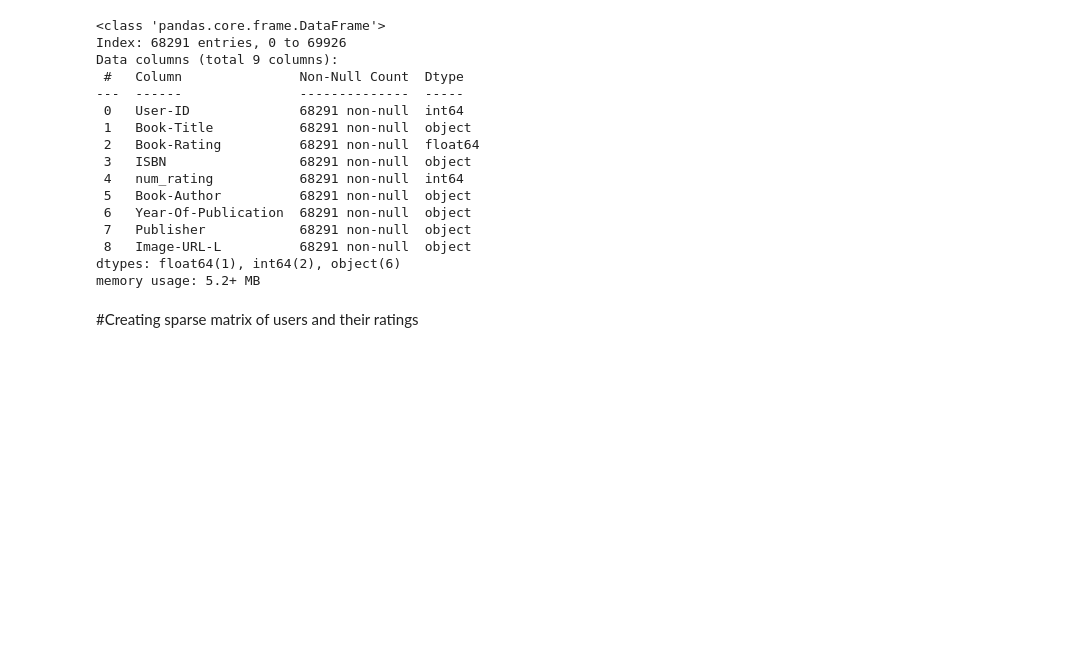
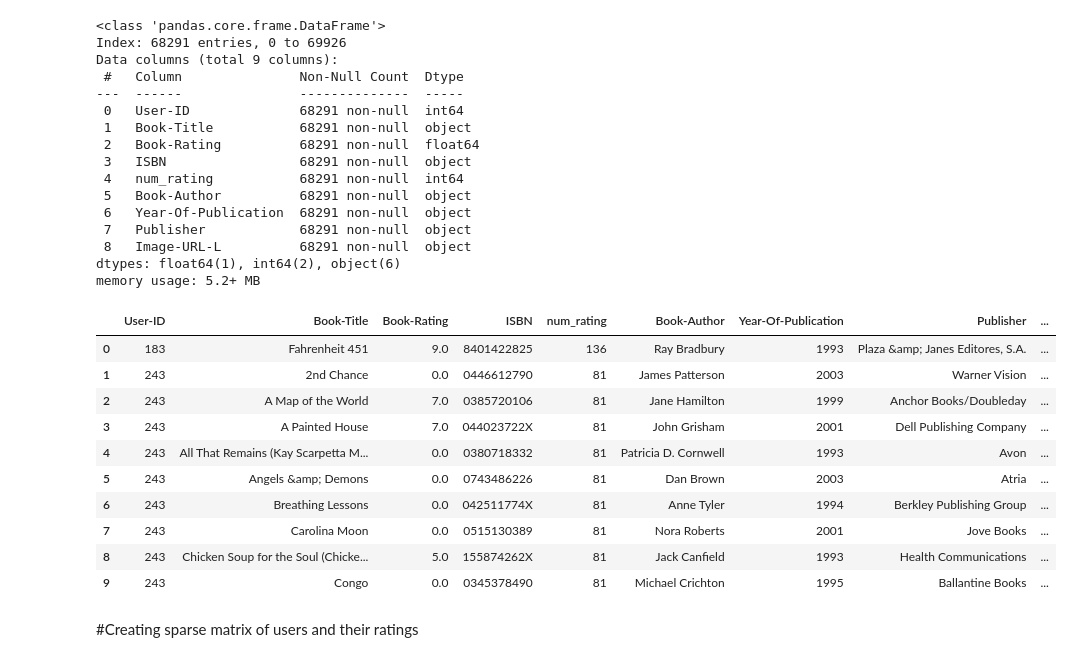
Before and after one commit to vibhor-5757/personalized-book-recommendation-system, a Jupyter notebook: book_recommendation_system.ipynb, the cells around one changed output. Cells and saved outputs as stored; diff of their text form; code cells hidden in the pictures; blank space fills up the shorter version.

```diff
--- a/book_recommendation_system.ipynb
+++ b/book_recommendation_system.ipynb
@@ -259,0 +279,3 @@ memory usage: 48.1+ MB
+# %%
+df.dropna(inplace = True)
+df.info()
@@ -336,6 +407,20 @@ Data columns (total 9 columns):
  8   Image-URL-L          68291 non-null  object
 dtypes: float64(1), int64(2), object(6)
 memory usage: 5.2+ MB
+# %%
+df.head(10)
+# %% [output]
+|  | User-ID | Book-Title | Book-Rating | ISBN | num_rating | Book-Author | Year-Of-Publication | Publisher | ... |
+| 0 | 183 | Fahrenheit 451 | 9.0 | 8401422825 | 136 | Ray Bradbury | 1993 | Plaza &amp; Janes Editores, S.A. | ... |
+| 1 | 243 | 2nd Chance | 0.0 | 0446612790 | 81 | James Patterson | 2003 | Warner Vision | ... |
+| 2 | 243 | A Map of the World | 7.0 | 0385720106 | 81 | Jane Hamilton | 1999 | Anchor Books/Doubleday | ... |
+| 3 | 243 | A Painted House | 7.0 | 044023722X | 81 | John Grisham | 2001 | Dell Publishing Company | ... |
+| 4 | 243 | All That Remains (Kay Scarpetta M... | 0.0 | 0380718332 | 81 | Patricia D. Cornwell | 1993 | Avon | ... |
+| 5 | 243 | Angels &amp; Demons | 0.0 | 0743486226 | 81 | Dan Brown | 2003 | Atria | ... |
+| 6 | 243 | Breathing Lessons | 0.0 | 042511774X | 81 | Anne Tyler | 1994 | Berkley Publishing Group | ... |
+| 7 | 243 | Carolina Moon | 0.0 | 0515130389 | 81 | Nora Roberts | 2001 | Jove Books | ... |
+| 8 | 243 | Chicken Soup for the Soul (Chicke... | 5.0 | 155874262X | 81 | Jack Canfield | 1993 | Health Communications | ... |
+| 9 | 243 | Congo | 0.0 | 0345378490 | 81 | Michael Crichton | 1995 | Ballantine Books | ... |
 # %% [markdown]
 #Creating sparse matrix of users and their ratings
 # %%
```
Also changed, not shown: parts of 26 cells of this notebook.
